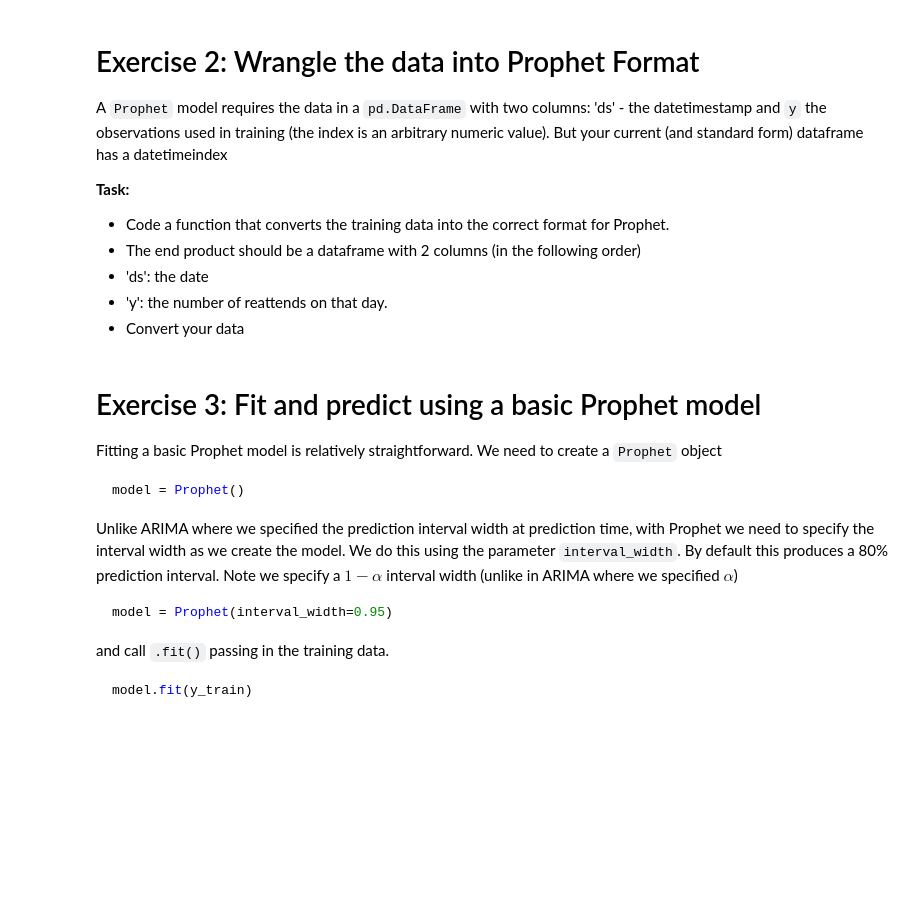
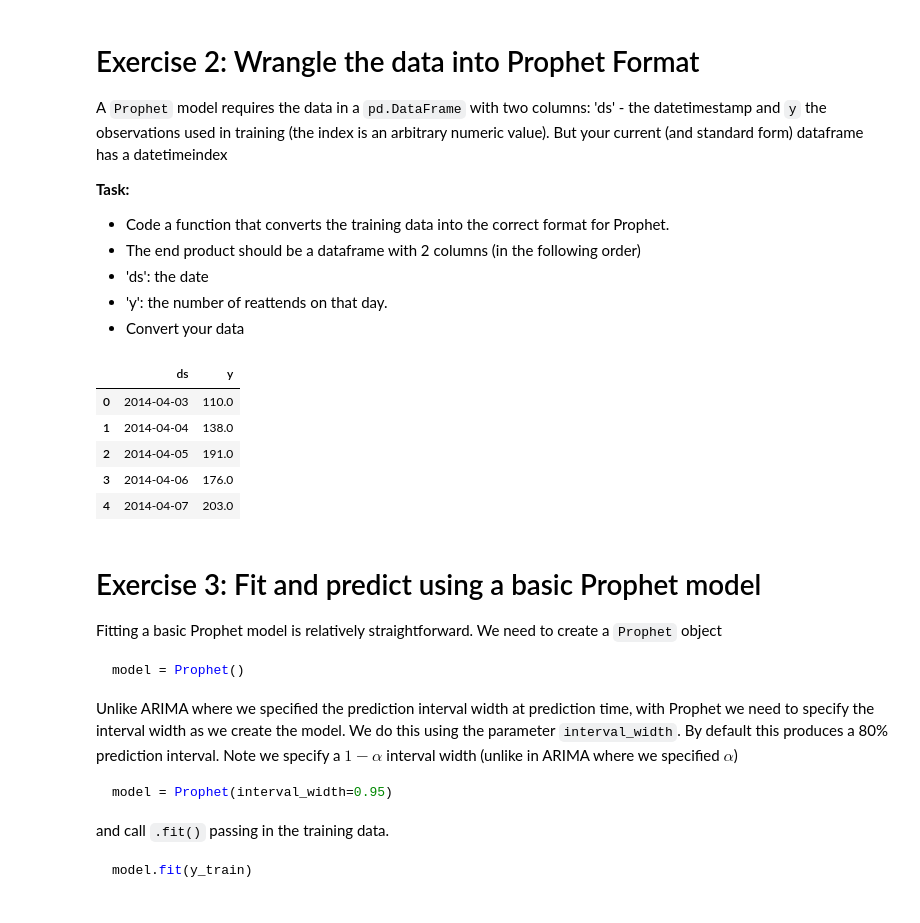
Before and after one commit to health-data-science-OR/forecasting, a Jupyter notebook: 03_prophet/prophet_exercises_SOLUTIONS.ipynb, the cells around one changed output. Saved outputs shown, nothing was run; the diff lists cells and outputs as text; code cells hidden in the pictures; blank space fills up the shorter version.

```diff
--- a/03_prophet/prophet_exercises_SOLUTIONS.ipynb
+++ b/03_prophet/prophet_exercises_SOLUTIONS.ipynb
@@ -104,5 +121,12 @@ y_train = prophet_training_data(y_train)
 # %%
-y_train.head()
+yp_train.head()
+# %% [output]
+|  | ds | y |
+| 0 | 2014-04-03 | 110.0 |
+| 1 | 2014-04-04 | 138.0 |
+| 2 | 2014-04-05 | 191.0 |
+| 3 | 2014-04-06 | 176.0 |
+| 4 | 2014-04-07 | 203.0 |
 # %% [markdown]
 # Exercise 3: Fit and predict using a basic Prophet model
 
```
Also changed, not shown: parts of 34 cells of this notebook, 2 other files.
